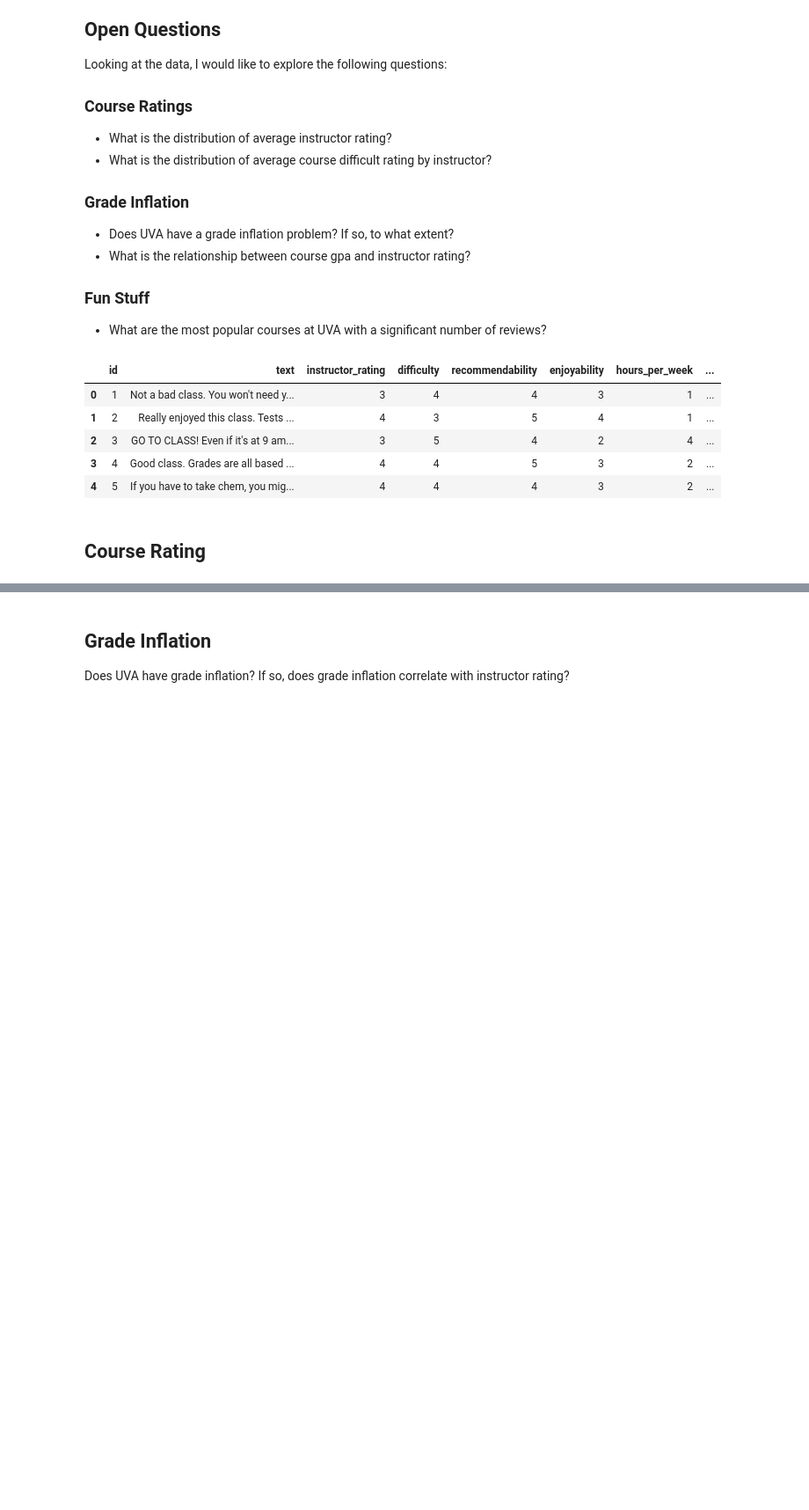
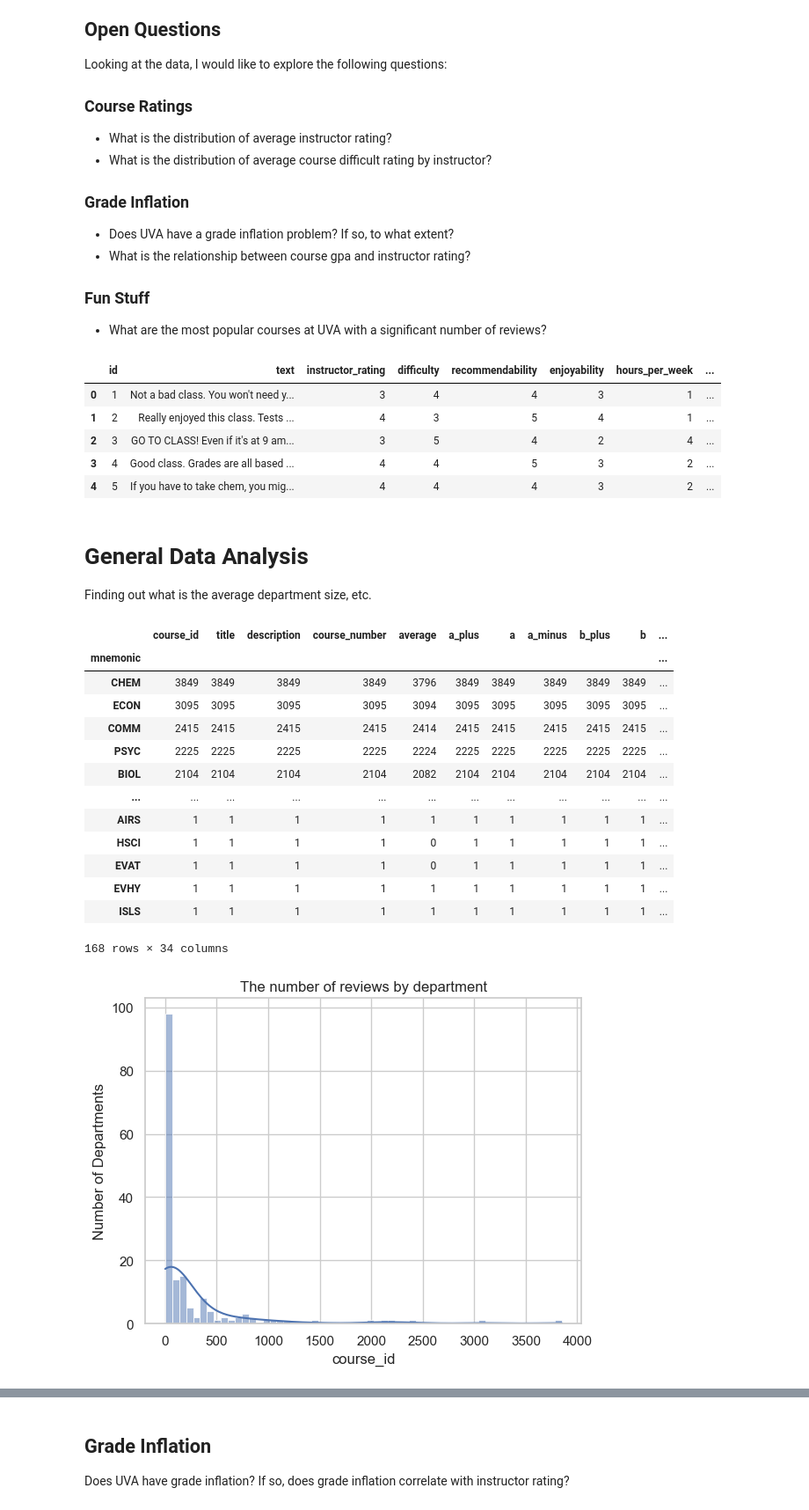
Before and after one commit to wkaisertexas/william-kaiser-ds-4003, a Jupyter notebook: sprints/sprint2-data.ipynb, the cells around one changed output, grey strips where cells are left out. Shown: that part at 88% size. Drawn from its saved outputs; the diff is of its cells as text; code cells hidden in the pictures; blank space fills up the shorter version.

```diff
--- a/sprints/sprint2-data.ipynb
+++ b/sprints/sprint2-data.ipynb
@@ -322,5 +323,31 @@ reviews.head()
 | 2 | 3 | GO TO CLASS! Even if it's at 9 am... | 3 | 5 | 4 | 2 | 4 | ... |
 | 3 | 4 | Good class. Grades are all based ... | 4 | 4 | 5 | 3 | 2 | ... |
 | 4 | 5 | If you have to take chem, you mig... | 4 | 4 | 4 | 3 | 2 | ... |
-# %% [markdown]
-## Course Rating
+# %% [markdown]
+# General Data Analysis
+
+Finding out what is the average department size, etc.
+# %%
+# plotting a histogram of the number of reviews per department
+sns.histplot(data.groupby('mnemonic').count().sort_values('course_id', ascending=False)['course_id'], kde=True)
+plt.ylabel('Number of Departments')
+plt.title("The number of reviews by department")
+plt.show
+
+data.groupby('mnemonic').count().sort_values('course_id', ascending=False)
+# %% [output]
+|  | course_id | title | description | course_number | average | a_plus | a | a_minus | b_plus | b | ... |
+| mnemonic |  |  |  |  |  |  |  |  |  |  | ... |
+| CHEM | 3849 | 3849 | 3849 | 3849 | 3796 | 3849 | 3849 | 3849 | 3849 | 3849 | ... |
+| ECON | 3095 | 3095 | 3095 | 3095 | 3094 | 3095 | 3095 | 3095 | 3095 | 3095 | ... |
+| COMM | 2415 | 2415 | 2415 | 2415 | 2414 | 2415 | 2415 | 2415 | 2415 | 2415 | ... |
+| PSYC | 2225 | 2225 | 2225 | 2225 | 2224 | 2225 | 2225 | 2225 | 2225 | 2225 | ... |
+| BIOL | 2104 | 2104 | 2104 | 2104 | 2082 | 2104 | 2104 | 2104 | 2104 | 2104 | ... |
+| ... | ... | ... | ... | ... | ... | ... | ... | ... | ... | ... | ... |
+| AIRS | 1 | 1 | 1 | 1 | 1 | 1 | 1 | 1 | 1 | 1 | ... |
+| HSCI | 1 | 1 | 1 | 1 | 0 | 1 | 1 | 1 | 1 | 1 | ... |
+| EVAT | 1 | 1 | 1 | 1 | 0 | 1 | 1 | 1 | 1 | 1 | ... |
+| EVHY | 1 | 1 | 1 | 1 | 1 | 1 | 1 | 1 | 1 | 1 | ... |
+| ISLS | 1 | 1 | 1 | 1 | 1 | 1 | 1 | 1 | 1 | 1 | ... |
+168 rows × 34 columns
+[figure, added]
```
Also changed, not shown: parts of 18 cells of this notebook, 2 other files.
